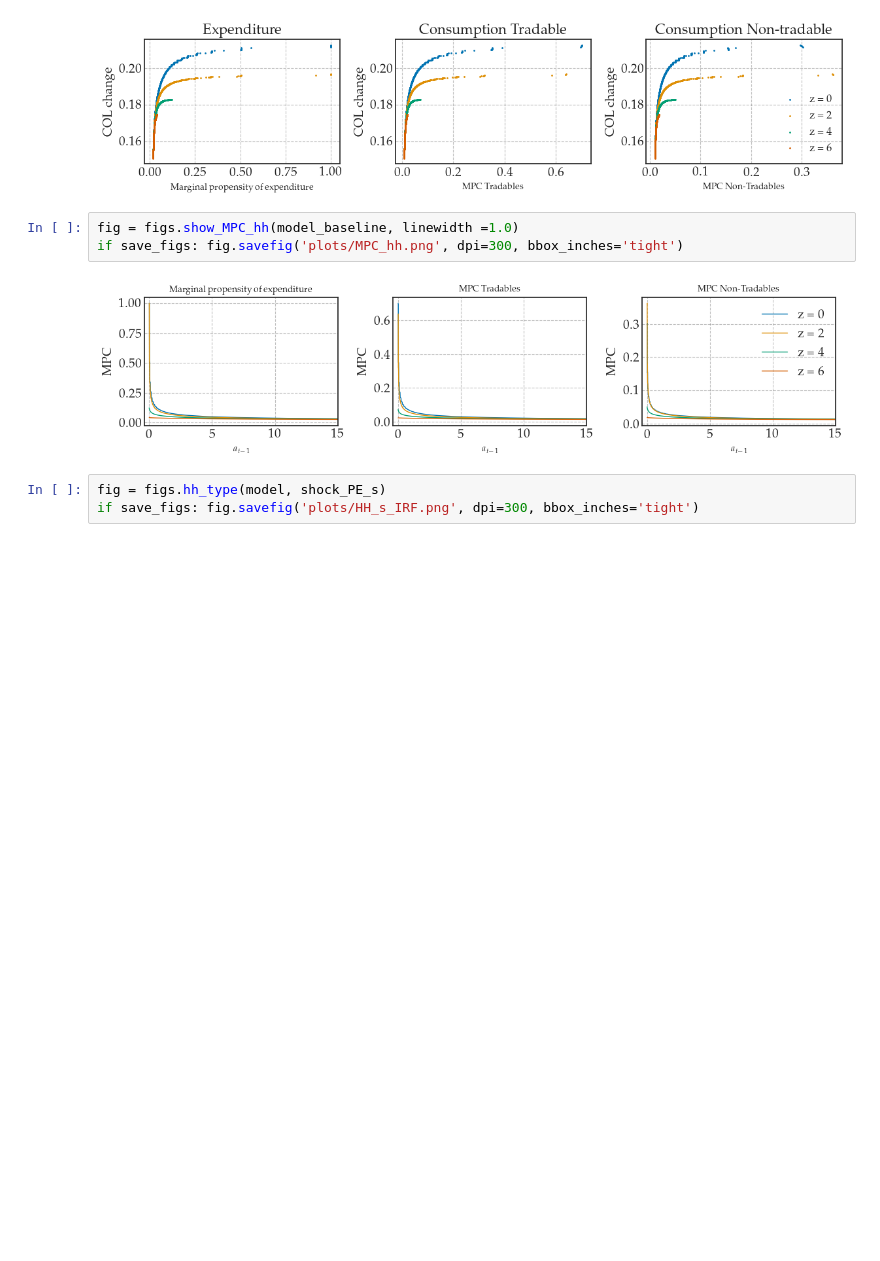
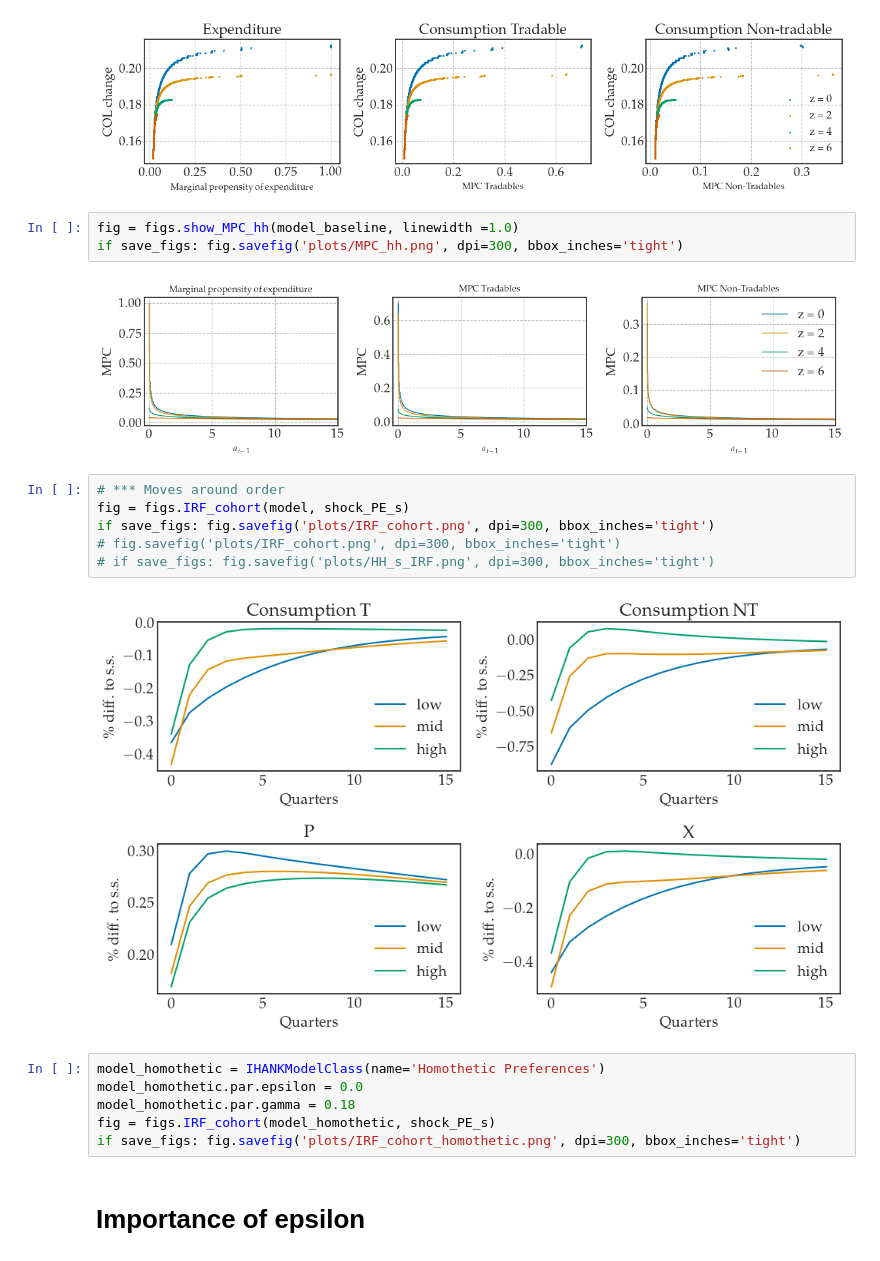
Before and after one commit to funlime/I_HANK_PIGL, a Jupyter notebook: notebook_completed.ipynb, the cells around one changed output. Cells and saved outputs as stored; diff of their text form; blank space fills up the shorter version.

```diff
--- a/notebook_completed.ipynb
+++ b/notebook_completed.ipynb
@@ -276,6 +291,19 @@ fig = figs.show_MPC_hh(model_baseline, linewidth =1.0)
 if save_figs: fig.savefig('plots/MPC_hh.png', dpi=300, bbox_inches='tight')
 # %% [output]
 [figure]
+# %%
+# *** Moves around order
+fig = figs.IRF_cohort(model, shock_PE_s)
+if save_figs: fig.savefig('plots/IRF_cohort.png', dpi=300, bbox_inches='tight')
+# fig.savefig('plots/IRF_cohort.png', dpi=300, bbox_inches='tight')
+# if save_figs: fig.savefig('plots/HH_s_IRF.png', dpi=300, bbox_inches='tight')
+# %% [output]
+[figure, added]
 # %%
-fig = figs.hh_type(model, shock_PE_s)
-if save_figs: fig.savefig('plots/HH_s_IRF.png', dpi=300, bbox_inches='tight')
+model_homothetic = IHANKModelClass(name='Homothetic Preferences')
+model_homothetic.par.epsilon = 0.0
+model_homothetic.par.gamma = 0.18
+fig = figs.IRF_cohort(model_homothetic, shock_PE_s)
+if save_figs: fig.savefig('plots/IRF_cohort_homothetic.png', dpi=300, bbox_inches='tight')
+# %% [markdown]
+# Importance of epsilon
```
Also changed, not shown: parts of 10 cells of this notebook, 43 other files.
